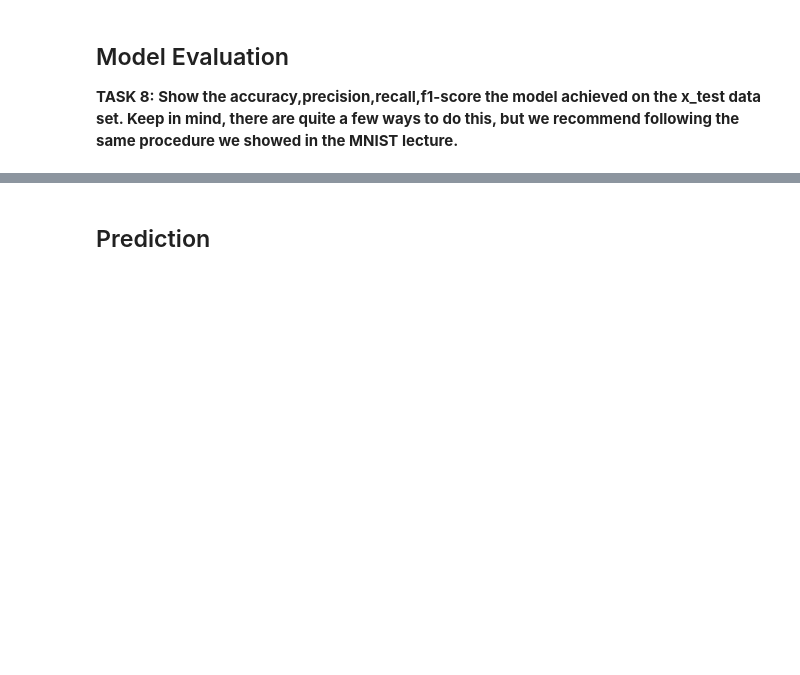
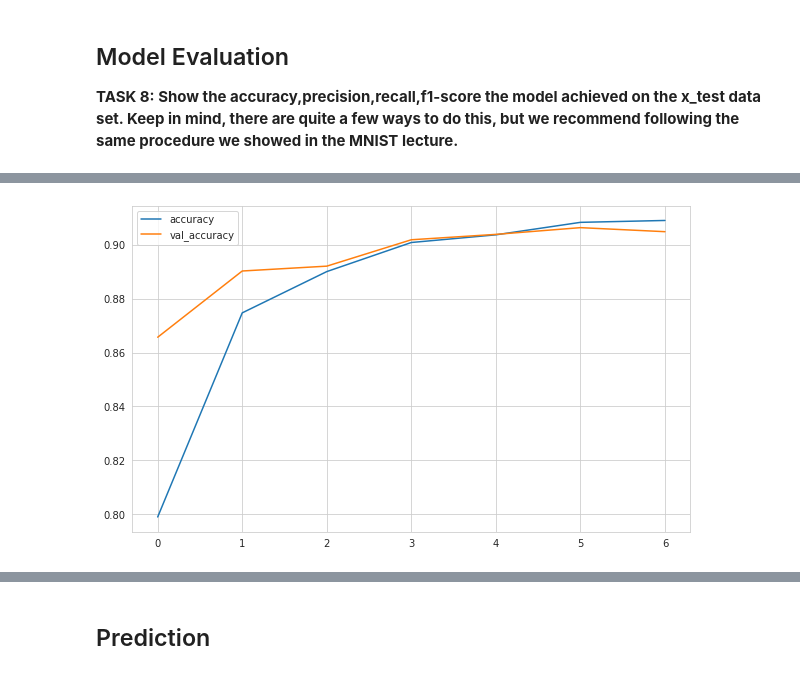
Before and after one commit to harun1yuksel/working, a Jupyter notebook: Deep Learning/projects_assignments/DL-Assignment-2 (Image Classification with CNN)-Student.ipynb, the cells around one changed output, grey strips where cells are left out. Drawn from its saved outputs; the diff is of its cells as text; code cells hidden in the pictures; blank space fills up the shorter version.

```diff
--- a/Deep Learning/projects_assignments/DL-Assignment-2 (Image Classification with CNN)-Student.ipynb
+++ b/Deep Learning/projects_assignments/DL-Assignment-2 (Image Classification with CNN)-Student.ipynb
@@ -245,0 +249,4 @@ model.fit(X_train, Y_train, batch_size=32, epochs=100, validation_data=(X_test,Y
+# %%
+summary[["accuracy", "val_accuracy"]].plot();
+# %% [output]
+[figure, added]
```
Also changed, not shown: parts of 24 cells of this notebook.
